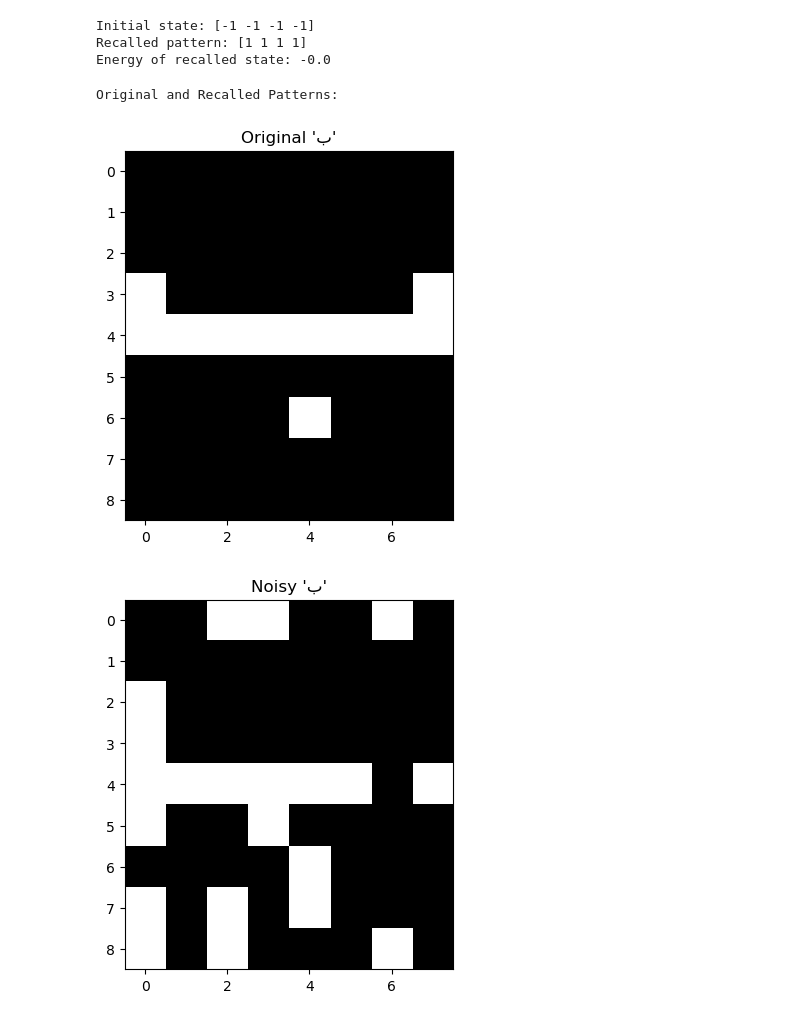
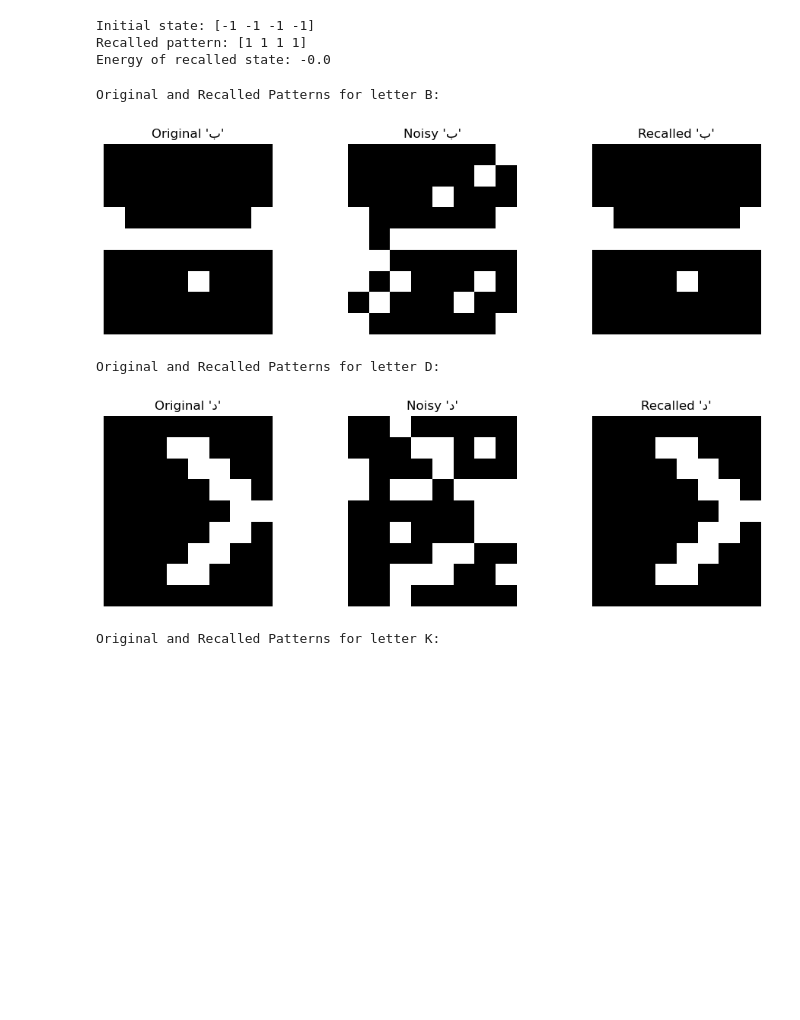
Before and after one commit to mmahdin/Computational-Intelligence-EE-AUT, a Jupyter notebook: lab/6/main.ipynb, the cells around one changed output. Saved outputs shown, nothing was run; the diff lists cells and outputs as text; code cells hidden in the pictures; blank space fills up the shorter version.

```diff
--- a/lab/6/main.ipynb
+++ b/lab/6/main.ipynb
@@ -139,11 +140,16 @@ class HopfieldNetwork:
         return output
 
     def add_noise(self, pattern, noise_level=0.2):
-        """ Add noise to a pattern (noise_level is the percentage of flipped bits) """
         noisy_pattern = pattern.copy()
-        num_flips = int(noise_level * len(pattern))
-        flip_indices = np.random.choice(len(pattern), size=num_flips, replace=False)
-        noisy_pattern[flip_indices] = -noisy_pattern[flip_indices]  # Flip selected bits
+        num_flips = int(len(noisy_pattern) * noise_level)
+
+        # Select random indices to flip
+        flip_indices = random.sample(range(len(noisy_pattern)), num_flips)
+
+        # Flip the selected indices
+        for idx in flip_indices:
+            noisy_pattern[idx] *= -1  # Flip the bit (1 to -1 or -1 to 1)
+
         return noisy_pattern
 
 # Step 2: Define letter patterns (Here we use simplified binary arrays to represent letters)
@@ -191,49 +197,53 @@ def create_letter_patterns():
 
     # Convert to bipolar (-1, 1)
     letter_B = letter_B * 2 - 1
     letter_D = letter_D * 2 - 1
     letter_K = letter_K * 2 - 1
 
     return letter_B.flatten(), letter_D.flatten(), letter_K.flatten()
 
 # Step 3: Store the letters in the Hopfield network
 letter_B, letter_D, letter_K = create_letter_patterns()
 letters = np.array([letter_B, letter_D, letter_K])
 
-num_neurons = len(letter_B)  # All letters have the same number of neurons (5x5 = 25 neurons)
+num_neurons = len(letter_B)
 hopfield_net = HopfieldNetwork(num_neurons=num_neurons)
 hopfield_net.train(letters)
 
 # Step 4: Add noise to the patterns (20% noise)
 noisy_B = hopfield_net.add_noise(letter_B, noise_level=0.2)
 noisy_D = hopfield_net.add_noise(letter_D, noise_level=0.2)
 noisy_K = hopfield_net.add_noise(letter_K, noise_level=0.2)
 
 # Step 5: Recall the patterns from the noisy inputs
 recalled_B = hopfield_net.recall(noisy_B)
 recalled_D = hopfield_net.recall(noisy_D)
 recalled_K = hopfield_net.recall(noisy_K)
 
 # Step 6: Function to display patterns
-def display_pattern(pattern, title):
-    plt.imshow(pattern.reshape(9,8), cmap='gray')
-    plt.title(title)
-    plt.show()
+def display_pattern(patterns, titles, shape=(9, 8)):
+    plt.figure(figsize=(10, 3))  # Create a figure with appropriate size for subplots
+    for i in range(len(patterns)):
+        plt.subplot(1, len(patterns), i+1)  # Adjust the number of subplots dynamically
+        plt.imshow(patterns[i].reshape(shape), cmap='gray')  # Reshape to 9x8 for the letters
+        plt.title(titles[i])  # Add the title for each subplot
+        plt.axis('off')  # Hide the axis for better display
 
-# Step 7: Display original, noisy, and recalled patterns
-print("Original and Recalled Patterns:")
-display_pattern(letter_B, "Original 'ب'")
-display_pattern(noisy_B, "Noisy 'ب'")
-display_pattern(recalled_B, "Recalled 'ب'")
+    plt.tight_layout()  # Adjust spacing to avoid overlap
+    plt.show()  # Show all subplots together
 
-display_pattern(letter_D, "Original 'د'")
-display_pattern(noisy_D, "Noisy 'د'")
-display_pattern(recalled_D, "Recalled 'د'")
+# Step 7: Display original, noisy, and recalled patterns for 'B', 'D', and 'K'
+print("Original and Recalled Patterns for letter B:")
+display_pattern([letter_B, noisy_B, recalled_B], ["Original 'ب'", "Noisy 'ب'", "Recalled 'ب'"])
 
-display_pattern(letter_K, "Original 'ک'")
-display_pattern(noisy_K, "Noisy 'ک'")
-display_pattern(recalled_K, "Recalled 'ک'")
+print("Original and Recalled Patterns for letter D:")
+display_pattern([letter_D, noisy_D, recalled_D], ["Original 'د'", "Noisy 'د'", "Recalled 'د'"])
+
+print("Original and Recalled Patterns for letter K:")
+display_pattern([letter_K, noisy_K, recalled_K], ["Original 'ک'", "Noisy 'ک'", "Recalled 'ک'"])
 # %% [output]
-Original and Recalled Patterns:
+Original and Recalled Patterns for letter B:
-[figure, old version]
+[figure, new version]
+Original and Recalled Patterns for letter D:
-[figure, old version]
+[figure, new version]
+Original and Recalled Patterns for letter K:
```
Also changed, not shown: parts of 14 cells of this notebook.
